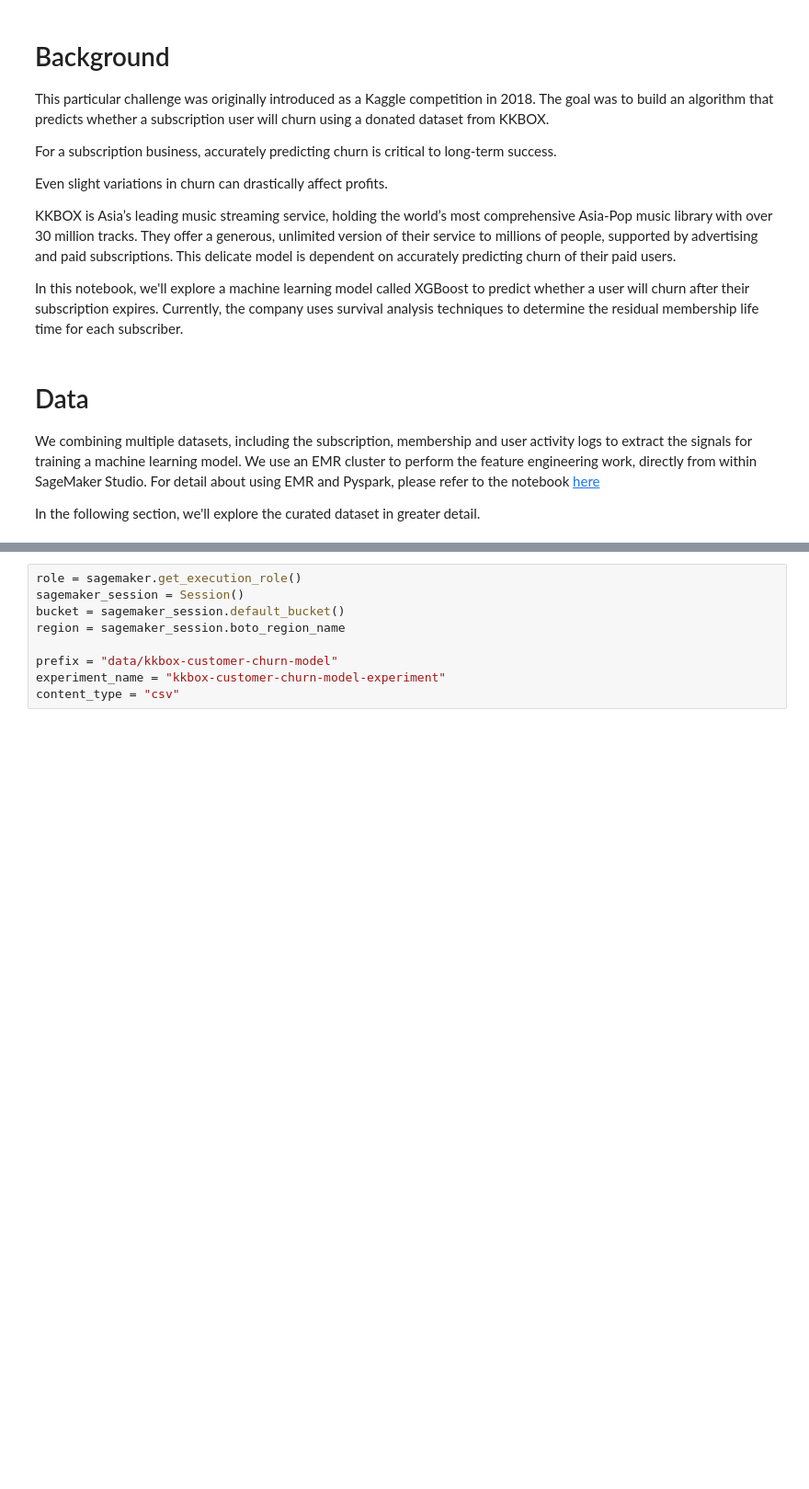
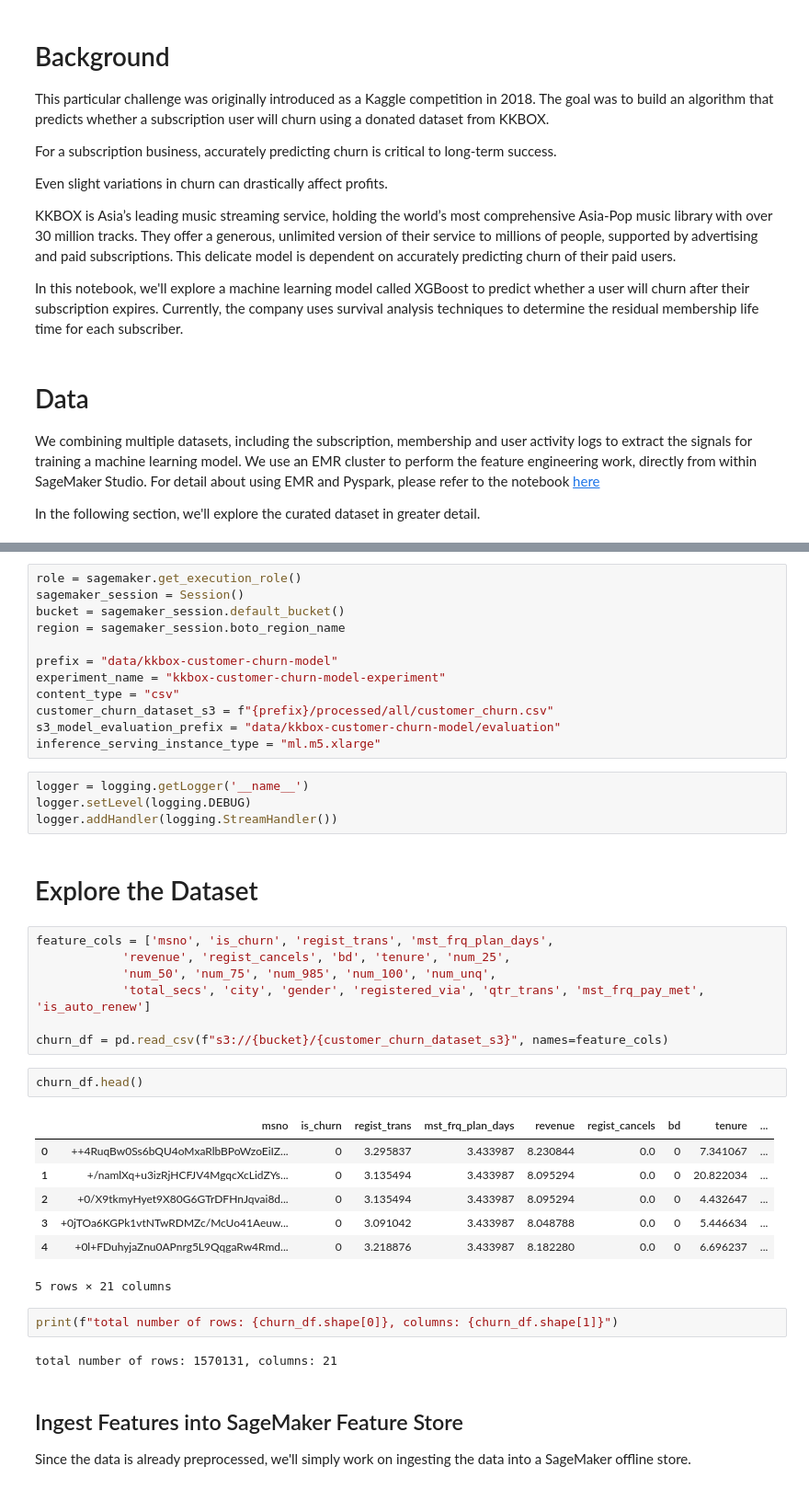
Before and after one commit to wei-m-teh/practical-ml-with-sagemaker, a Jupyter notebook: sagemaker_end_to_end.ipynb, the cells around one changed output, grey strips where cells are left out. Shown: that part at 92% size. Saved outputs shown, nothing was run; the diff lists cells and outputs as text; blank space fills up the shorter version.

```diff
--- a/sagemaker_end_to_end.ipynb
+++ b/sagemaker_end_to_end.ipynb
@@ -72,3 +91,37 @@ region = sagemaker_session.boto_region_name
 prefix = "data/kkbox-customer-churn-model"
 experiment_name = "kkbox-customer-churn-model-experiment"
 content_type = "csv"
+customer_churn_dataset_s3 = f"{prefix}/processed/all/customer_churn.csv"
+s3_model_evaluation_prefix = "data/kkbox-customer-churn-model/evaluation"
+inference_serving_instance_type = "ml.m5.xlarge"
+# %%
+logger = logging.getLogger('__name__')
+logger.setLevel(logging.DEBUG)
+logger.addHandler(logging.StreamHandler())
+# %% [markdown]
+# Explore the Dataset
+# %%
+feature_cols = ['msno', 'is_churn', 'regist_trans', 'mst_frq_plan_days',
+            'revenue', 'regist_cancels', 'bd', 'tenure', 'num_25',
+            'num_50', 'num_75', 'num_985', 'num_100', 'num_unq',
+            'total_secs', 'city', 'gender', 'registered_via', 'qtr_trans', 'mst_frq_pay_met', 'is_auto_renew']
+
+churn_df = pd.read_csv(f"s3://{bucket}/{customer_churn_dataset_s3}", names=feature_cols)
+# %%
+churn_df.head()
+# %% [output]
+|  | msno | is_churn | regist_trans | mst_frq_plan_days | revenue | regist_cancels | bd | tenure | ... |
+| 0 | ++4RuqBw0Ss6bQU4oMxaRlbBPoWzoEiIZ... | 0 | 3.295837 | 3.433987 | 8.230844 | 0.0 | 0 | 7.341067 | ... |
+| 1 | +/namlXq+u3izRjHCFJV4MgqcXcLidZYs... | 0 | 3.135494 | 3.433987 | 8.095294 | 0.0 | 0 | 20.822034 | ... |
+| 2 | +0/X9tkmyHyet9X80G6GTrDFHnJqvai8d... | 0 | 3.135494 | 3.433987 | 8.095294 | 0.0 | 0 | 4.432647 | ... |
+| 3 | +0jTOa6KGPk1vtNTwRDMZc/McUo41Aeuw... | 0 | 3.091042 | 3.433987 | 8.048788 | 0.0 | 0 | 5.446634 | ... |
+| 4 | +0l+FDuhyjaZnu0APnrg5L9QqgaRw4Rmd... | 0 | 3.218876 | 3.433987 | 8.182280 | 0.0 | 0 | 6.696237 | ... |
+5 rows × 21 columns
+# %%
+print(f"total number of rows: {churn_df.shape[0]}, columns: {churn_df.shape[1]}")
+# %% [output]
+total number of rows: 1570131, columns: 21
+# %% [markdown]
+## Ingest Features into SageMaker Feature Store
+
+Since the data is already preprocessed, we'll simply work on ingesting the data into a SageMaker offline store.
```
Also changed, not shown: parts of 82 cells of this notebook, 24 other files.
